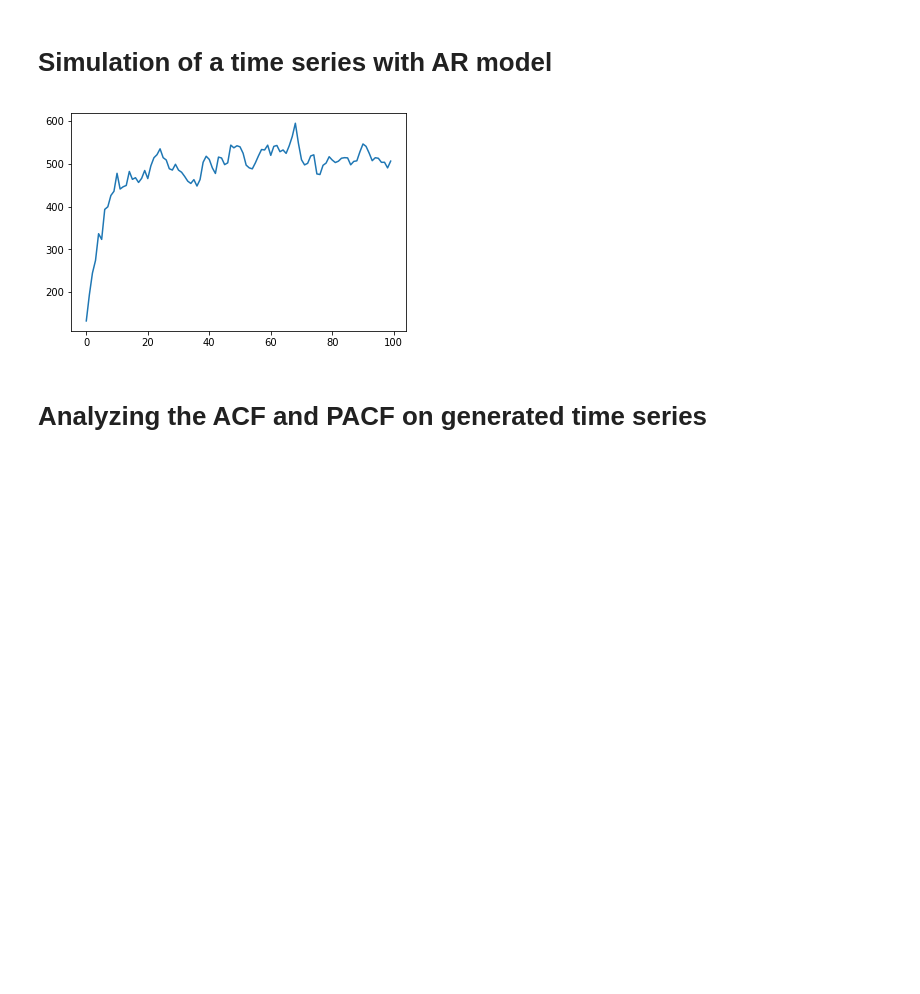
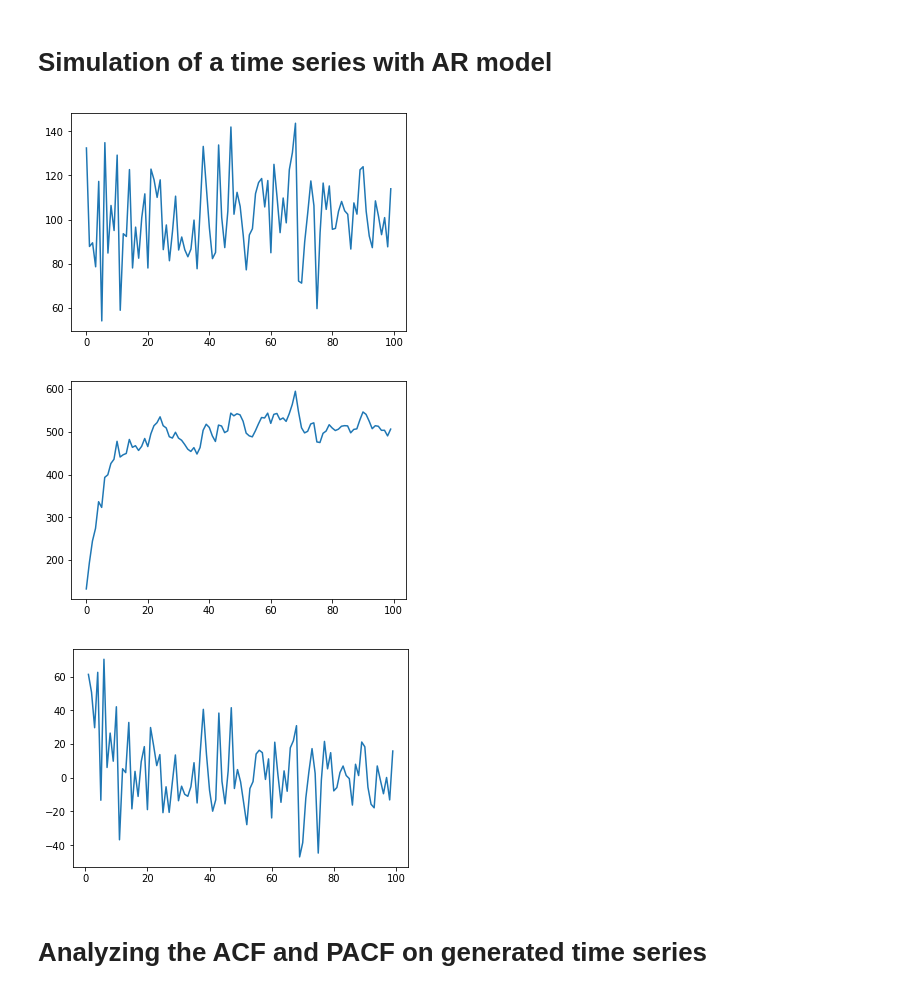
Before and after one commit to jamissonfreitas/IN1167, a Jupyter notebook: Cap5.ipynb, the cells around one changed output. Drawn from its saved outputs; the diff is of its cells as text; code cells hidden in the pictures; blank space fills up the shorter version.

```diff
--- a/Cap5.ipynb
+++ b/Cap5.ipynb
@@ -12,25 +15,34 @@ import copy
 # %%
 # creating a seed
 np.random.seed(1)
 
 # mean and standard deviation
 mu, sigma, length = 100, 20, 100
 
 # generating a gaussian white noise
 w = np.random.normal(mu, sigma, length)
+plt.plot(w)
+plt.show()
 
 # generating the lags
 serie = copy.deepcopy(w)
 
 # creating a time series
 for t in range(1, length):
     serie[t] = 0.8 * serie[t-1] + w[t]
 
 # plotting the generated time series
 plt.plot(serie)
 plt.show()
+
+# calculation diff
+diff = Series(serie).diff()
+plt.plot(diff)
+plt.show()
 # %% [output]
-[figure, old version]
+[figure, new version]
+[figure, added]
+[figure, added]
 # %% [markdown]
 # Analyzing the ACF and PACF on generated time series
 # %%
```
Also changed, not shown: parts of 18 cells of this notebook.
